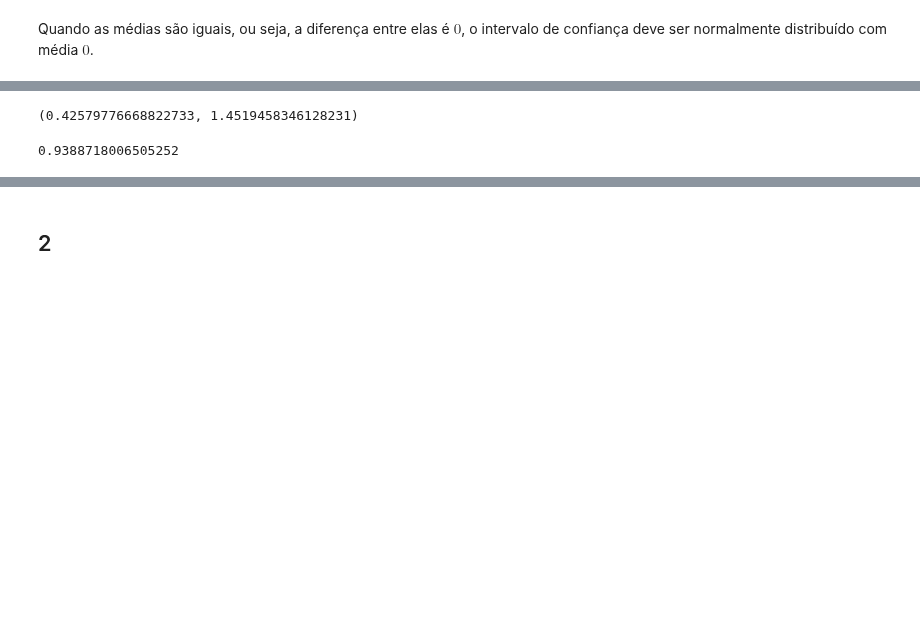
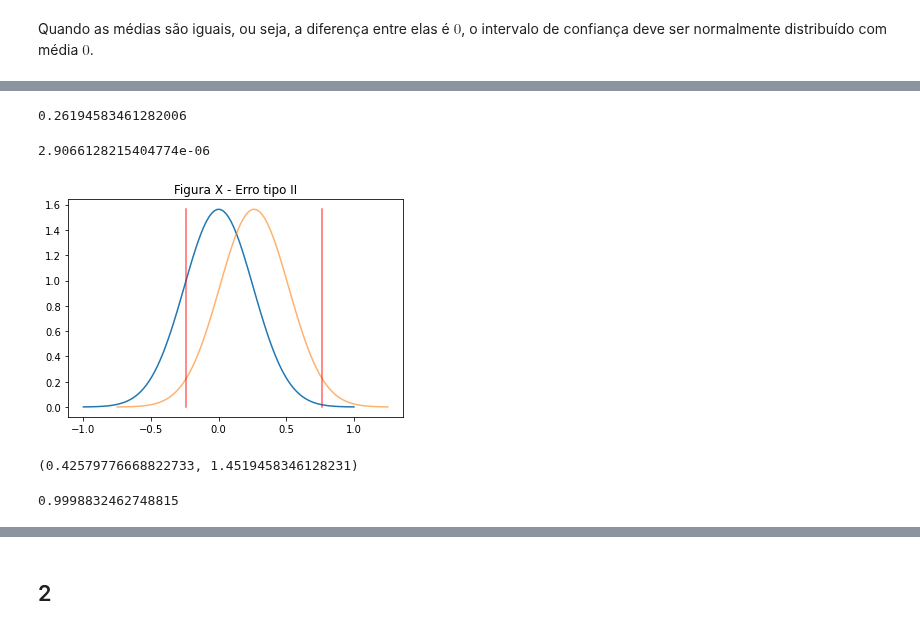
Before and after one commit to ifribeiro/TEI-EstApl, a Jupyter notebook: EPC8.ipynb, the cells around one changed output, grey strips where cells are left out. Drawn from its saved outputs; the diff is of its cells as text; code cells hidden in the pictures; blank space fills up the shorter version.

```diff
--- a/EPC8.ipynb
+++ b/EPC8.ipynb
@@ -170,3 +161,32 @@ ax.plot(one_x12, one_y12, two_x12, two_y12, color='red');
+# %%
+ci_nrx[1]
+# %% [output]
+0.26194583461282006
+# %%
+Xis2 = np.linspace(-0.75, 1.25, 100)
+pdf_nrj2 = [norm.pdf(xi, loc=ci_nrx[1], scale=stdif) for xi in Xis2]
+# %%
+erro_II(0.05, 0, ci_nrx[1], stdif**2, stdif**2, 20, 20, (ci_nrx[1]-0))
+# %% [output]
+2.9066128215404774e-06
+# %%
+ci_eii = norm.interval(0.95, loc=ci_nrx[1], scale=stdif)
+# %%
+fig, ax = plt.subplots()
+lim_inf, lim_sup = [np.min(pdf_nrj), np.max(pdf_nrj)]
+ax.plot(Xis, pdf_nrj)
+ax.plot(Xis2, pdf_nrj2, alpha=0.6)
+
+one_x12, one_y12 = [ci_eii[0],ci_eii[0]],[lim_inf,lim_sup]
+two_x12, two_y12 = [ci_eii[1],ci_eii[1]],[lim_inf,lim_sup]
+
+o_x12, o_y12 = [ci_nrx[0],ci_nrx[0]],[lim_inf,lim_sup]
+t_x12, t_y12 = [ci_nrx[1],ci_nrx[1]],[lim_inf,lim_sup]
+ax.plot(one_x12, one_y12, two_x12, two_y12, color='red', alpha=0.6)
+# ax.plot(o_x12, o_y12, t_x12, t_y12, color='purple')
+plt.title("Figura X - Erro tipo II");
+# %% [output]
+[figure, added]
 # %%
 ci_rx = CI(r['x'].mean(),
                 r['y'].mean(),
@@ -185,6 +205,7 @@ Xis_rx = np.linspace(-0.5, 0.5, 100)
 pdfx_r = [norm.pdf(xi, loc=diff_mur, scale=stdif_r) for xi in Xis_r]
 pdfx2_r = [norm.pdf(xi, loc=ci_rx[0], scale=stdif_r) for xi in Xis_rx]
-# %%
-diff_mur
-# %% [output]
-0.9388718006505252
+# %%
+ei_r = erro_I(r['x'].mean(),r['y'].mean(), r['x'].std(), r['y'].std(), 20, 20)
+ei_r
+# %% [output]
+0.9998832462748815
```
Also changed, not shown: parts of 48 cells of this notebook.
